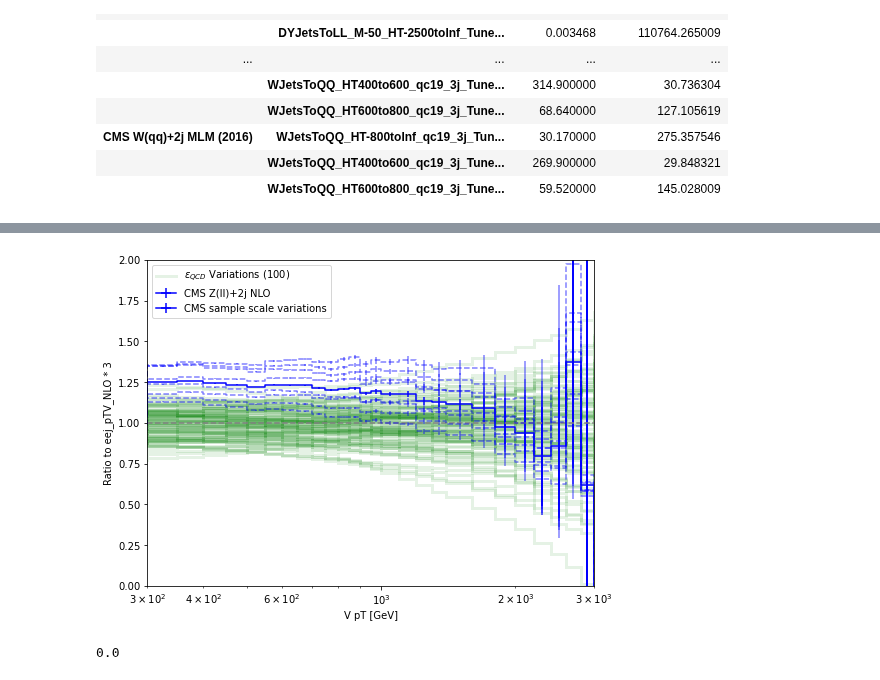
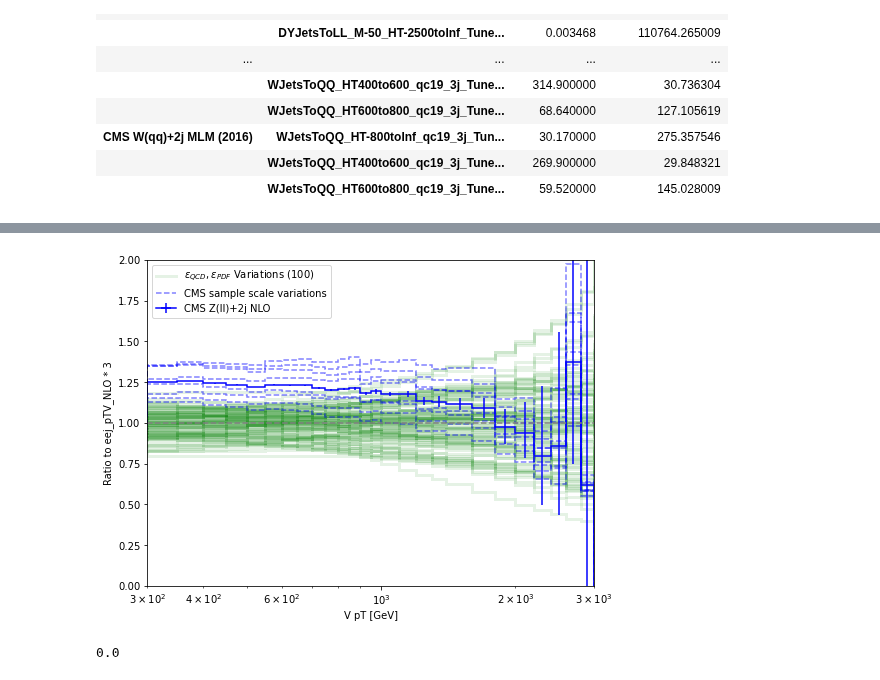
Before and after one commit to nsmith-/boostedhiggs, a Jupyter notebook: vjets/vjets.ipynb, the cells around one changed output, grey strips where cells are left out. Drawn from its saved outputs; the diff is of its cells as text; code cells hidden in the pictures.

```diff
--- a/vjets/vjets.ipynb
+++ b/vjets/vjets.ipynb
@@ -449,36 +449,36 @@ eej_qcd = make_lindert_pred("eej", order)
 den = eej_qcd(np.zeros(113), ew=False) * 3
 ax.axhline(1, color="grey", linestyle="--")
 
 def scale(h, s):
     h = h.copy()
     h.view().value *= s
     h.view().variance *= s**2
     return h
 
 reps = eej_qcd(np.random.normal(size=(100, 113)), ew=False) * 3 / den
 for i, rep in enumerate(reps):
     ax.stairs(rep, wpedges, color="g", alpha=0.1, linewidth=3,
-              label="$\epsilon_{QCD}$ Variations (100)" if i==0 else None)
+              label="$\epsilon_{QCD},\epsilon_{PDF}$ Variations (100)" if i==0 else None)
 
 scale(cms_llj["Vpt"], 1 / den).plot1d(label="CMS Z(ll)+2j NLO", color="b")
 # factor of 2: https://answers.launchpad.net/mg5amcnlo/+question/660414
 scalevar = scale(cms_llj["Vptscale"], 2 / den)
 for i in range(8):
-    scalevar[i, :].plot1d(ax=ax, color="b", alpha=0.5, linestyle="--",
+    scalevar[i, :].plot1d(ax=ax, color="b", alpha=0.5, yerr=False, linestyle="--",
                             label="CMS sample scale variations" if i==0 else None
                            )
 
 # ax.stairs(eej_qcd(fit.x) * 3 / den, wpedges, color="g", linewidth=3, label="Fit!")
 
 ax.set_xscale("log")
 ax.set_xlim(300, 3000)
 ax.set_ylim(0., 2.)
 ax.set_ylabel(f"Ratio to eej_pTV_{order} * 3")
 ax.set_xlabel("V pT [GeV]")
 ax.legend(loc="upper left")
 fig.savefig(f"ZPtFXFX_vs_lindert{order}.pdf")
 # %% [output]
-[figure, old version]
+[figure, new version]
 # %%
 def polyfit(h, deg, barycenter=0.5):
     x = h.axes[-1].edges[:-1] + np.diff(h.axes[-1].edges) * barycenter
```
Also changed, not shown: parts of 6 cells of this notebook.
